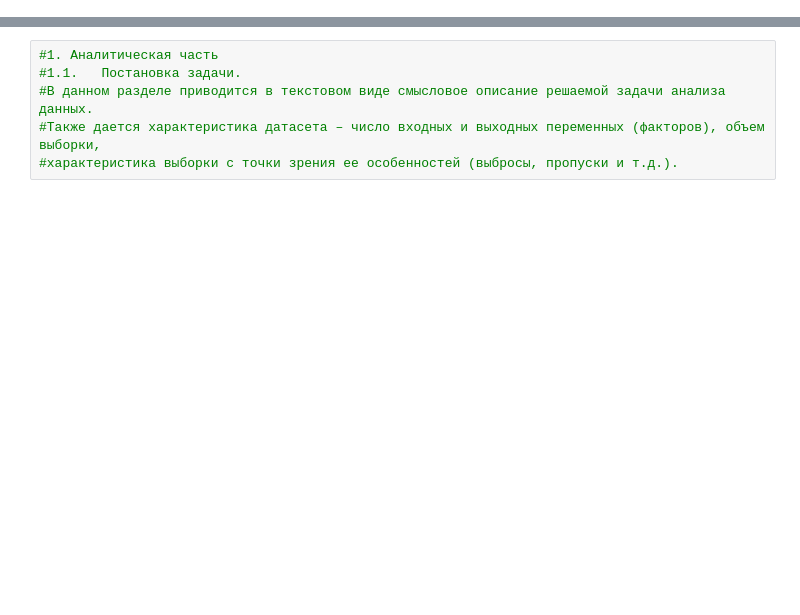
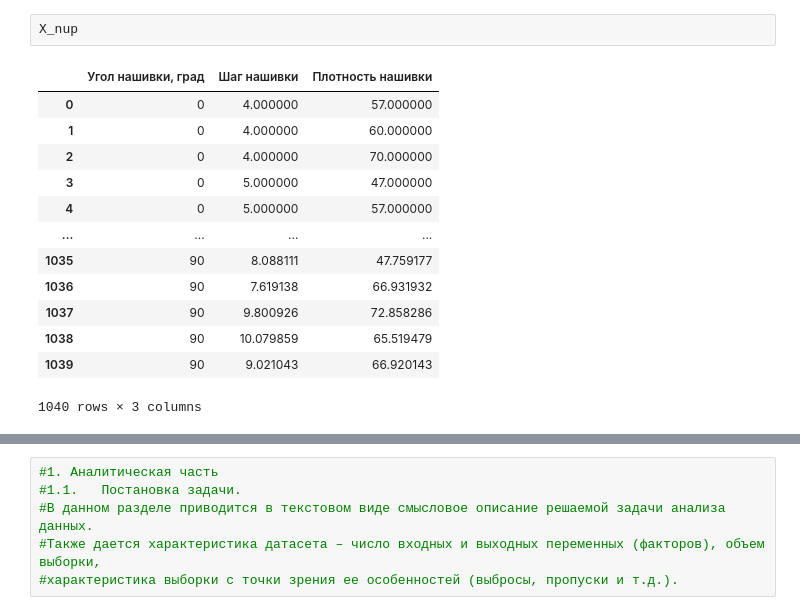
Before and after one commit to Ann-Dreamer/BMSTU_2023, a Jupyter notebook: notebooks/start_version.ipynb, the cells around one changed output, grey strips where cells are left out. Drawn from its saved outputs; the diff is of its cells as text; blank space fills up the shorter version.

```diff
--- a/notebooks/start_version.ipynb
+++ b/notebooks/start_version.ipynb
@@ -10,0 +52,16 @@ import seaborn as sns
+# %%
+X_nup
+# %% [output]
+|  | Угол нашивки, град | Шаг нашивки | Плотность нашивки |
+| 0 | 0 | 4.000000 | 57.000000 |
+| 1 | 0 | 4.000000 | 60.000000 |
+| 2 | 0 | 4.000000 | 70.000000 |
+| 3 | 0 | 5.000000 | 47.000000 |
+| 4 | 0 | 5.000000 | 57.000000 |
+| ... | ... | ... | ... |
+| 1035 | 90 | 8.088111 | 47.759177 |
+| 1036 | 90 | 7.619138 | 66.931932 |
+| 1037 | 90 | 9.800926 | 72.858286 |
+| 1038 | 90 | 10.079859 | 65.519479 |
+| 1039 | 90 | 9.021043 | 66.920143 |
+1040 rows × 3 columns
```
Also changed, not shown: parts of 15 cells of this notebook.
